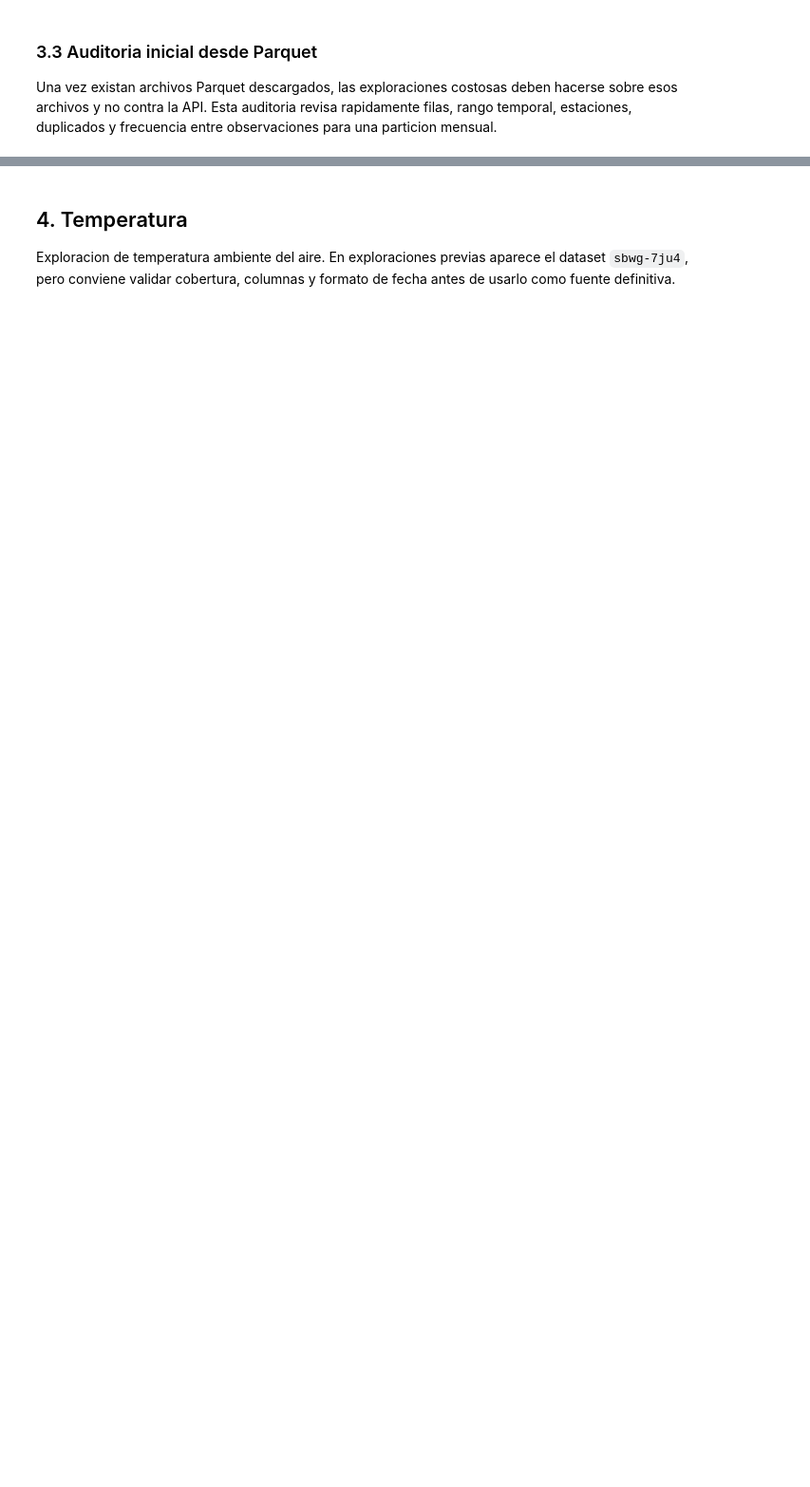
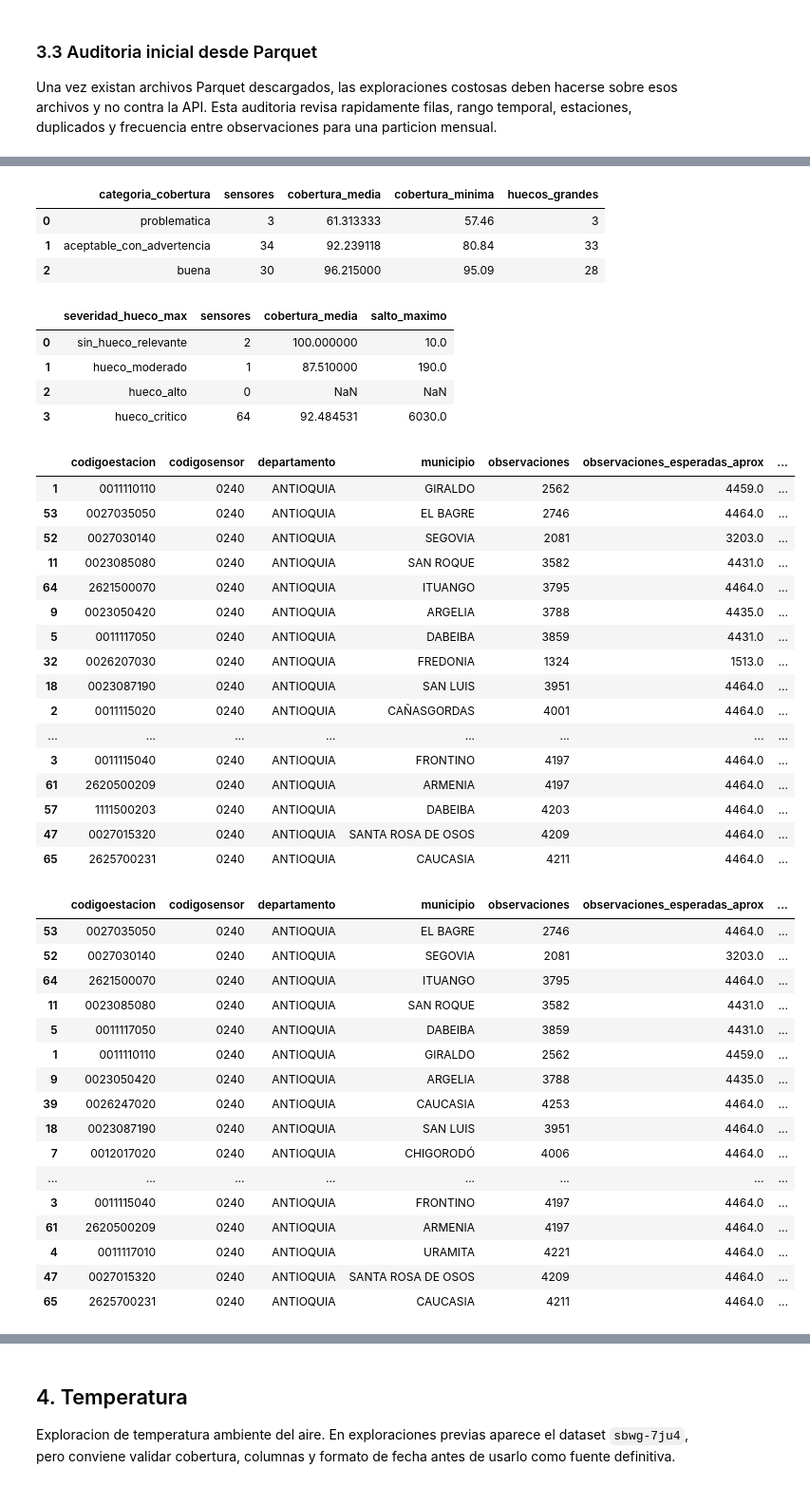
Before and after one commit to cybercolombia/suelosabio, a Jupyter notebook: notebooks/ClimateVariables.ipynb, the cells around one changed output, grey strips where cells are left out. Shown at 95% size. Drawn from its saved outputs; the diff is of its cells as text; code cells hidden in the pictures; blank space fills up the shorter version.

Commit message:
Add precipitation parquet quality audits

```diff
--- a/notebooks/ClimateVariables.ipynb
+++ b/notebooks/ClimateVariables.ipynb
@@ -42,8 +42,8 @@ print(f'PROCESSED_ROOT={PROCESSED_ROOT}')
 
 # Panel de control para ejecuciones seguras con "Run all".
 # Activar solo las secciones que se quieran probar en la sesion actual.
-EJECUTAR_DESCARGA_PRECIPITACION = False
-EJECUTAR_AUDITORIA_PARQUET_PRECIPITACION = False
+EJECUTAR_DESCARGA_PRECIPITACION = True
+EJECUTAR_AUDITORIA_PARQUET_PRECIPITACION = True
 EJECUTAR_EXPLORACION_TEMPERATURA = False
 
 print('Panel de control cargado. Activa manualmente las banderas necesarias antes de ejecutar secciones costosas.')
@@ -216,7 +224,7 @@ DESCARGA_MESES = list(range(1, 13))
 # Socrata pagina con LIMIT + OFFSET dentro del $query.
 # Usamos 1000 como valor conservador porque muchos endpoints publicos no entregan mas por consulta.
 DESCARGA_LIMIT = 1000
-DESCARGA_MAX_LOTES = 10  # En modo plan aplica por cada mes. Cambiar a None para completar cada mes.
+DESCARGA_MAX_LOTES = None  # En modo plan aplica por cada mes. Cambiar a None para completar cada mes.
 SOBRESCRIBIR_PARQUET = False
 
 print({
@@ -579,0 +738,74 @@ else:
+# %%
+if 'df_precipitacion_parquet' in globals() and not df_precipitacion_parquet.empty:
+    cobertura_precipitacion = calcular_cobertura_precipitacion(df_precipitacion_parquet)
+    resumen_cobertura_precipitacion = (
+        cobertura_precipitacion
+        .groupby('categoria_cobertura', observed=False)
+        .agg(
+            sensores=('codigosensor', 'size'),
+            cobertura_media=('cobertura_pct', 'mean'),
+            cobertura_minima=('cobertura_pct', 'min'),
+            huecos_grandes=('tiene_huecos_grandes', 'sum'),
+        )
+        .reset_index()
+    )
+    resumen_huecos_precipitacion = (
+        cobertura_precipitacion
+        .groupby('severidad_hueco_max', observed=False)
+        .agg(
+            sensores=('codigosensor', 'size'),
+            cobertura_media=('cobertura_pct', 'mean'),
+            salto_maximo=('salto_max_min', 'max'),
+        )
+        .reset_index()
+    )
+    display(resumen_cobertura_precipitacion)
+    display(resumen_huecos_precipitacion)
+    display(cobertura_precipitacion.head(30))
+    display(cobertura_precipitacion.sort_values('salto_max_min', ascending=False).head(30))
+else:
+    print('Primero ejecuta la auditoria Parquet para crear df_precipitacion_parquet.')
+# %% [output]
+|  | categoria_cobertura | sensores | cobertura_media | cobertura_minima | huecos_grandes |
+| 0 | problematica | 3 | 61.313333 | 57.46 | 3 |
+| 1 | aceptable_con_advertencia | 34 | 92.239118 | 80.84 | 33 |
+| 2 | buena | 30 | 96.215000 | 95.09 | 28 |
+|  | severidad_hueco_max | sensores | cobertura_media | salto_maximo |
+| 0 | sin_hueco_relevante | 2 | 100.000000 | 10.0 |
+| 1 | hueco_moderado | 1 | 87.510000 | 190.0 |
+| 2 | hueco_alto | 0 | NaN | NaN |
+| 3 | hueco_critico | 64 | 92.484531 | 6030.0 |
+|  | codigoestacion | codigosensor | departamento | municipio | observaciones | observaciones_esperadas_aprox | ... |
+| 1 | 0011110110 | 0240 | ANTIOQUIA | GIRALDO | 2562 | 4459.0 | ... |
+| 53 | 0027035050 | 0240 | ANTIOQUIA | EL BAGRE | 2746 | 4464.0 | ... |
+| 52 | 0027030140 | 0240 | ANTIOQUIA | SEGOVIA | 2081 | 3203.0 | ... |
+| 11 | 0023085080 | 0240 | ANTIOQUIA | SAN ROQUE | 3582 | 4431.0 | ... |
+| 64 | 2621500070 | 0240 | ANTIOQUIA | ITUANGO | 3795 | 4464.0 | ... |
+| 9 | 0023050420 | 0240 | ANTIOQUIA | ARGELIA | 3788 | 4435.0 | ... |
+| 5 | 0011117050 | 0240 | ANTIOQUIA | DABEIBA | 3859 | 4431.0 | ... |
+| 32 | 0026207030 | 0240 | ANTIOQUIA | FREDONIA | 1324 | 1513.0 | ... |
+| 18 | 0023087190 | 0240 | ANTIOQUIA | SAN LUIS | 3951 | 4464.0 | ... |
+| 2 | 0011115020 | 0240 | ANTIOQUIA | CAÑASGORDAS | 4001 | 4464.0 | ... |
+| ... | ... | ... | ... | ... | ... | ... | ... |
+| 3 | 0011115040 | 0240 | ANTIOQUIA | FRONTINO | 4197 | 4464.0 | ... |
+| 61 | 2620500209 | 0240 | ANTIOQUIA | ARMENIA | 4197 | 4464.0 | ... |
+| 57 | 1111500203 | 0240 | ANTIOQUIA | DABEIBA | 4203 | 4464.0 | ... |
+| 47 | 0027015320 | 0240 | ANTIOQUIA | SANTA ROSA DE OSOS | 4209 | 4464.0 | ... |
+| 65 | 2625700231 | 0240 | ANTIOQUIA | CAUCASIA | 4211 | 4464.0 | ... |
+|  | codigoestacion | codigosensor | departamento | municipio | observaciones | observaciones_esperadas_aprox | ... |
+| 53 | 0027035050 | 0240 | ANTIOQUIA | EL BAGRE | 2746 | 4464.0 | ... |
+| 52 | 0027030140 | 0240 | ANTIOQUIA | SEGOVIA | 2081 | 3203.0 | ... |
+| 64 | 2621500070 | 0240 | ANTIOQUIA | ITUANGO | 3795 | 4464.0 | ... |
+| 11 | 0023085080 | 0240 | ANTIOQUIA | SAN ROQUE | 3582 | 4431.0 | ... |
+| 5 | 0011117050 | 0240 | ANTIOQUIA | DABEIBA | 3859 | 4431.0 | ... |
+| 1 | 0011110110 | 0240 | ANTIOQUIA | GIRALDO | 2562 | 4459.0 | ... |
+| 9 | 0023050420 | 0240 | ANTIOQUIA | ARGELIA | 3788 | 4435.0 | ... |
+| 39 | 0026247020 | 0240 | ANTIOQUIA | CAUCASIA | 4253 | 4464.0 | ... |
+| 18 | 0023087190 | 0240 | ANTIOQUIA | SAN LUIS | 3951 | 4464.0 | ... |
+| 7 | 0012017020 | 0240 | ANTIOQUIA | CHIGORODÓ | 4006 | 4464.0 | ... |
+| ... | ... | ... | ... | ... | ... | ... | ... |
+| 3 | 0011115040 | 0240 | ANTIOQUIA | FRONTINO | 4197 | 4464.0 | ... |
+| 61 | 2620500209 | 0240 | ANTIOQUIA | ARMENIA | 4197 | 4464.0 | ... |
+| 4 | 0011117010 | 0240 | ANTIOQUIA | URAMITA | 4221 | 4464.0 | ... |
+| 47 | 0027015320 | 0240 | ANTIOQUIA | SANTA ROSA DE OSOS | 4209 | 4464.0 | ... |
+| 65 | 2625700231 | 0240 | ANTIOQUIA | CAUCASIA | 4211 | 4464.0 | ... |
```
Also changed, not shown: parts of 16 cells of this notebook.
